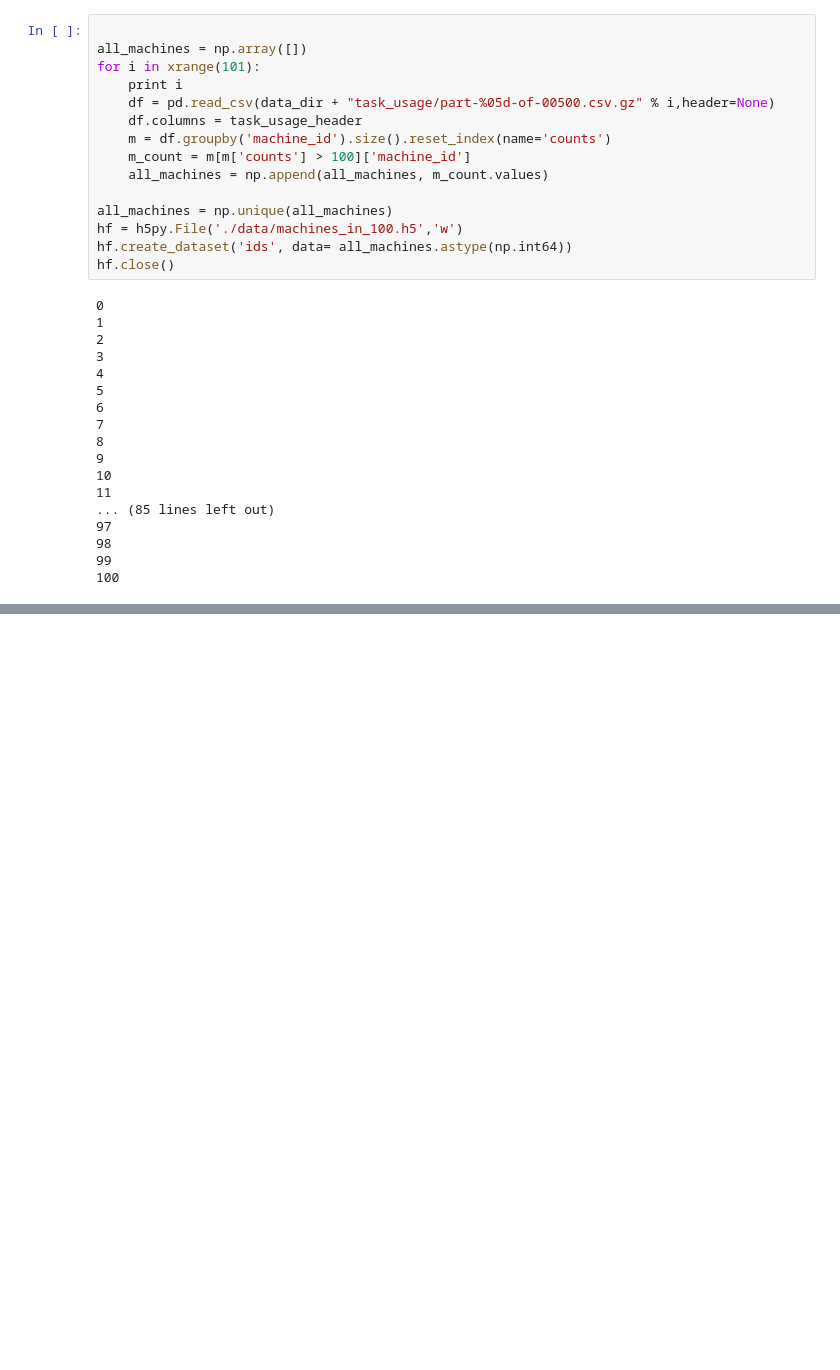
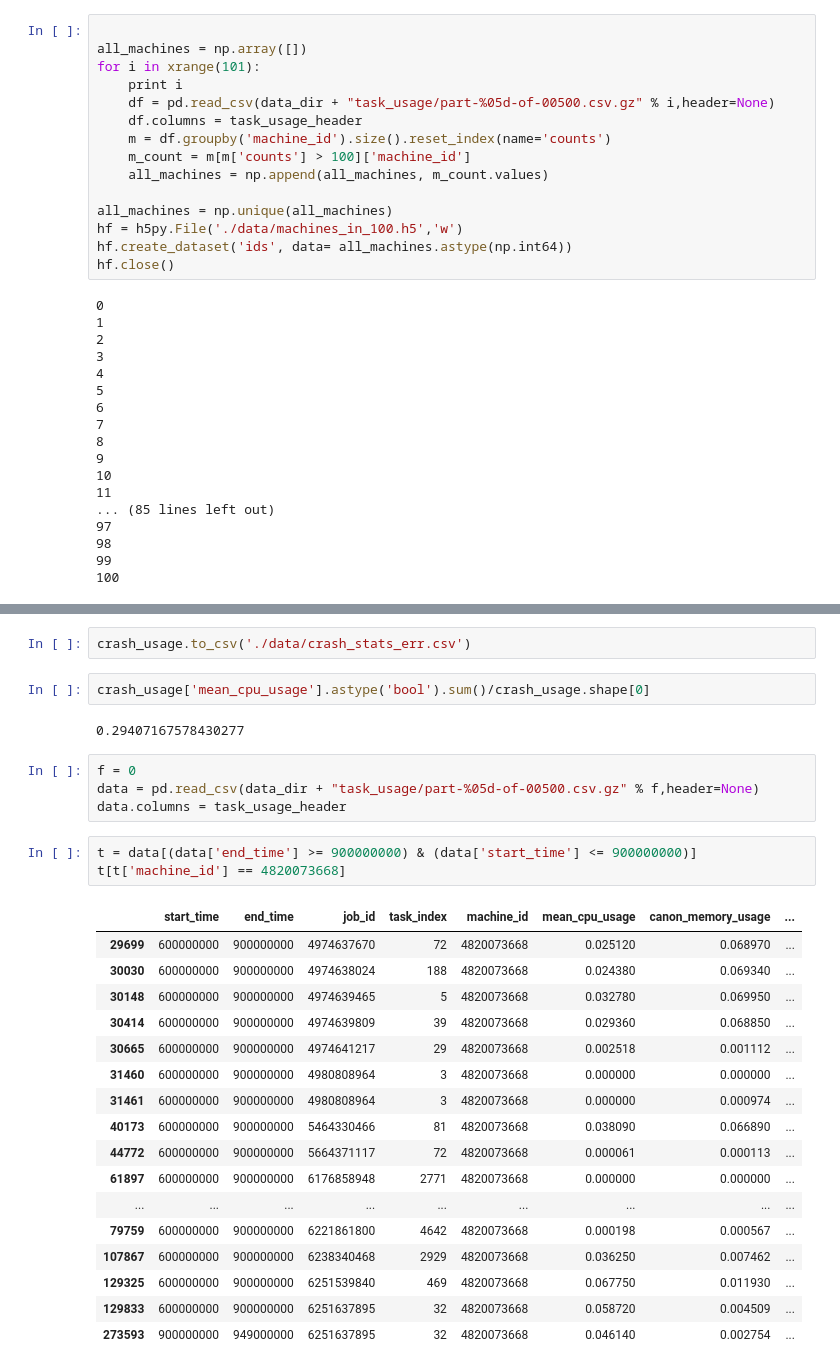
Before and after one commit to faizaan09/google-trace-analysis, a Jupyter notebook: explore.ipynb, the cells around one changed output, grey strips where cells are left out. Cells and saved outputs as stored; diff of their text form; blank space fills up the shorter version.

```diff
--- a/explore.ipynb
+++ b/explore.ipynb
@@ -151,0 +258,31 @@ for index,row in dummy.iterrows():
+# %%
+crash_usage.to_csv('./data/crash_stats_err.csv')
+# %%
+crash_usage['mean_cpu_usage'].astype('bool').sum()/crash_usage.shape[0]
+# %% [output]
+0.29407167578430277
+# %%
+f = 0
+data = pd.read_csv(data_dir + "task_usage/part-%05d-of-00500.csv.gz" % f,header=None)
+data.columns = task_usage_header
+# %%
+t = data[(data['end_time'] >= 900000000) & (data['start_time'] <= 900000000)]
+t[t['machine_id'] == 4820073668]
+# %% [output]
+|  | start_time | end_time | job_id | task_index | machine_id | mean_cpu_usage | canon_memory_usage | ... |
+| 29699 | 600000000 | 900000000 | 4974637670 | 72 | 4820073668 | 0.025120 | 0.068970 | ... |
+| 30030 | 600000000 | 900000000 | 4974638024 | 188 | 4820073668 | 0.024380 | 0.069340 | ... |
+| 30148 | 600000000 | 900000000 | 4974639465 | 5 | 4820073668 | 0.032780 | 0.069950 | ... |
+| 30414 | 600000000 | 900000000 | 4974639809 | 39 | 4820073668 | 0.029360 | 0.068850 | ... |
+| 30665 | 600000000 | 900000000 | 4974641217 | 29 | 4820073668 | 0.002518 | 0.001112 | ... |
+| 31460 | 600000000 | 900000000 | 4980808964 | 3 | 4820073668 | 0.000000 | 0.000000 | ... |
+| 31461 | 600000000 | 900000000 | 4980808964 | 3 | 4820073668 | 0.000000 | 0.000974 | ... |
+| 40173 | 600000000 | 900000000 | 5464330466 | 81 | 4820073668 | 0.038090 | 0.066890 | ... |
+| 44772 | 600000000 | 900000000 | 5664371117 | 72 | 4820073668 | 0.000061 | 0.000113 | ... |
+| 61897 | 600000000 | 900000000 | 6176858948 | 2771 | 4820073668 | 0.000000 | 0.000000 | ... |
+| ... | ... | ... | ... | ... | ... | ... | ... | ... |
+| 79759 | 600000000 | 900000000 | 6221861800 | 4642 | 4820073668 | 0.000198 | 0.000567 | ... |
+| 107867 | 600000000 | 900000000 | 6238340468 | 2929 | 4820073668 | 0.036250 | 0.007462 | ... |
+| 129325 | 600000000 | 900000000 | 6251539840 | 469 | 4820073668 | 0.067750 | 0.011930 | ... |
+| 129833 | 600000000 | 900000000 | 6251637895 | 32 | 4820073668 | 0.058720 | 0.004509 | ... |
+| 273593 | 900000000 | 949000000 | 6251637895 | 32 | 4820073668 | 0.046140 | 0.002754 | ... |
```
Also changed, not shown: parts of 25 cells of this notebook, 1 other file.
